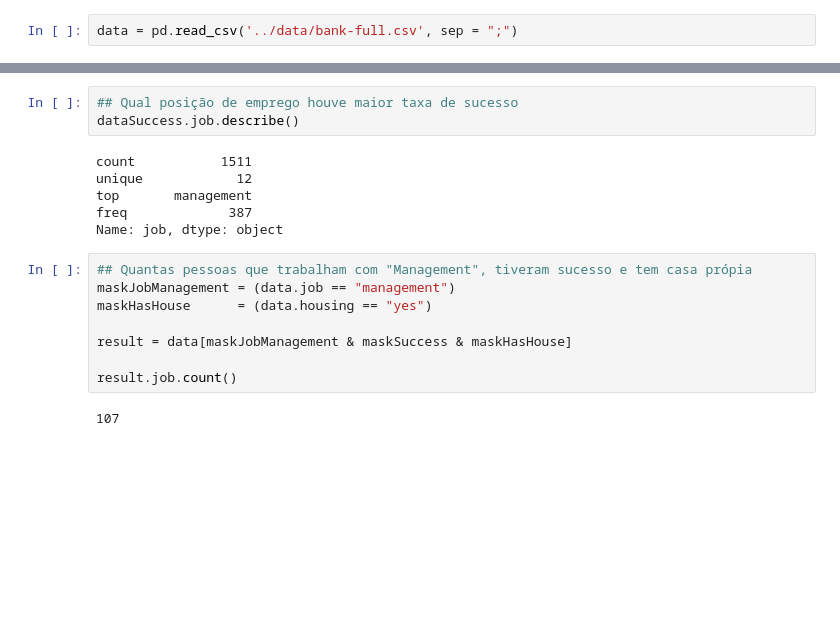
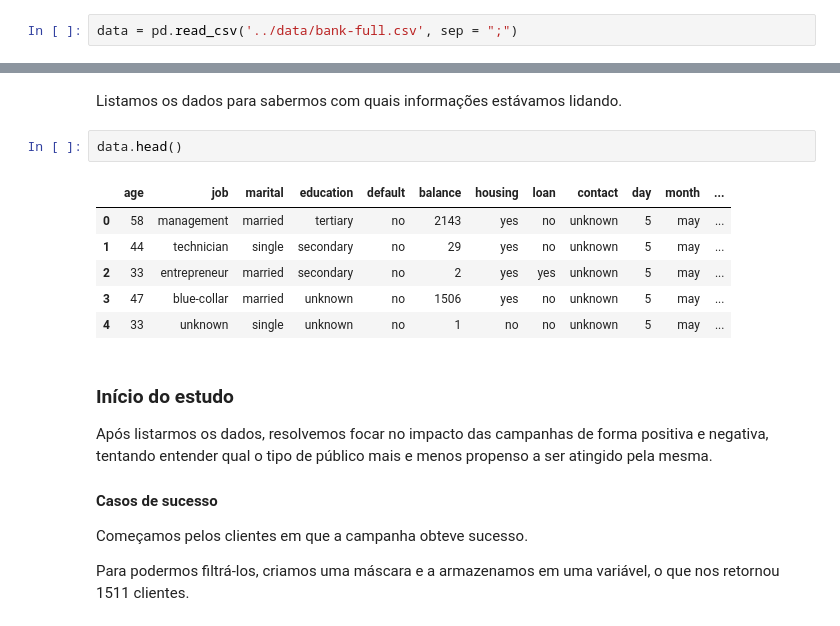
Before and after one commit to Fernando-de-Oliveira/FIAP-2TIN, a Jupyter notebook: 03-Solução_GoodFit/notebooks/nac1.ipynb, the cells around one changed output, grey strips where cells are left out. Cells and saved outputs as stored; diff of their text form; blank space fills up the shorter version.

```diff
--- a/03-Solução_GoodFit/notebooks/nac1.ipynb
+++ b/03-Solução_GoodFit/notebooks/nac1.ipynb
@@ -65,19 +14,21 @@ data[maskSuccess]
-# %%
-## Qual posição de emprego houve maior taxa de sucesso
-dataSuccess.job.describe()
-# %% [output]
-count           1511
-unique            12
-top       management
-freq             387
-Name: job, dtype: object
-# %%
-## Quantas pessoas que trabalham com "Management", tiveram sucesso e tem casa própia
-maskJobManagement = (data.job == "management")
-maskHasHouse      = (data.housing == "yes")
-
-result = data[maskJobManagement & maskSuccess & maskHasHouse]
-
-result.job.count()
-# %% [output]
-107
+# %% [markdown]
+Listamos os dados para sabermos com quais informações estávamos lidando.
+# %%
+data.head()
+# %% [output]
+|  | age | job | marital | education | default | balance | housing | loan | contact | day | month | ... |
+| 0 | 58 | management | married | tertiary | no | 2143 | yes | no | unknown | 5 | may | ... |
+| 1 | 44 | technician | single | secondary | no | 29 | yes | no | unknown | 5 | may | ... |
+| 2 | 33 | entrepreneur | married | secondary | no | 2 | yes | yes | unknown | 5 | may | ... |
+| 3 | 47 | blue-collar | married | unknown | no | 1506 | yes | no | unknown | 5 | may | ... |
+| 4 | 33 | unknown | single | unknown | no | 1 | no | no | unknown | 5 | may | ... |
+# %% [markdown]
+### Início do estudo
+Após listarmos os dados, resolvemos focar no impacto das campanhas de forma positiva e negativa, tentando entender qual
+o tipo de público mais e menos propenso a ser atingido pela mesma.
+
+#### Casos de sucesso
+
+Começamos pelos clientes em que a campanha obteve sucesso.
+
+Para podermos filtrá-los, criamos uma máscara e a armazenamos em uma variável, o que nos retornou 1511 clientes.
```
Also changed, not shown: parts of 25 cells of this notebook.
